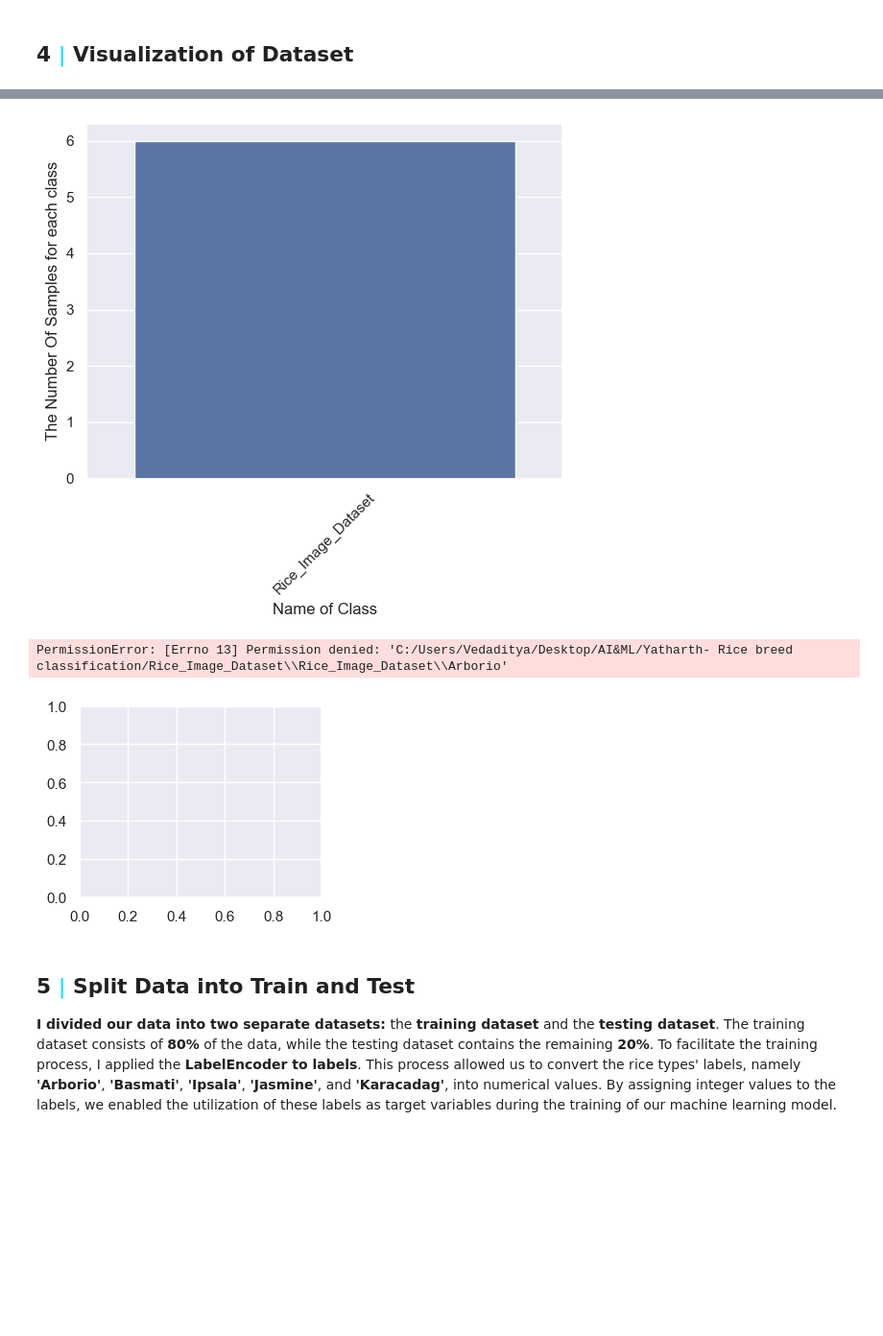
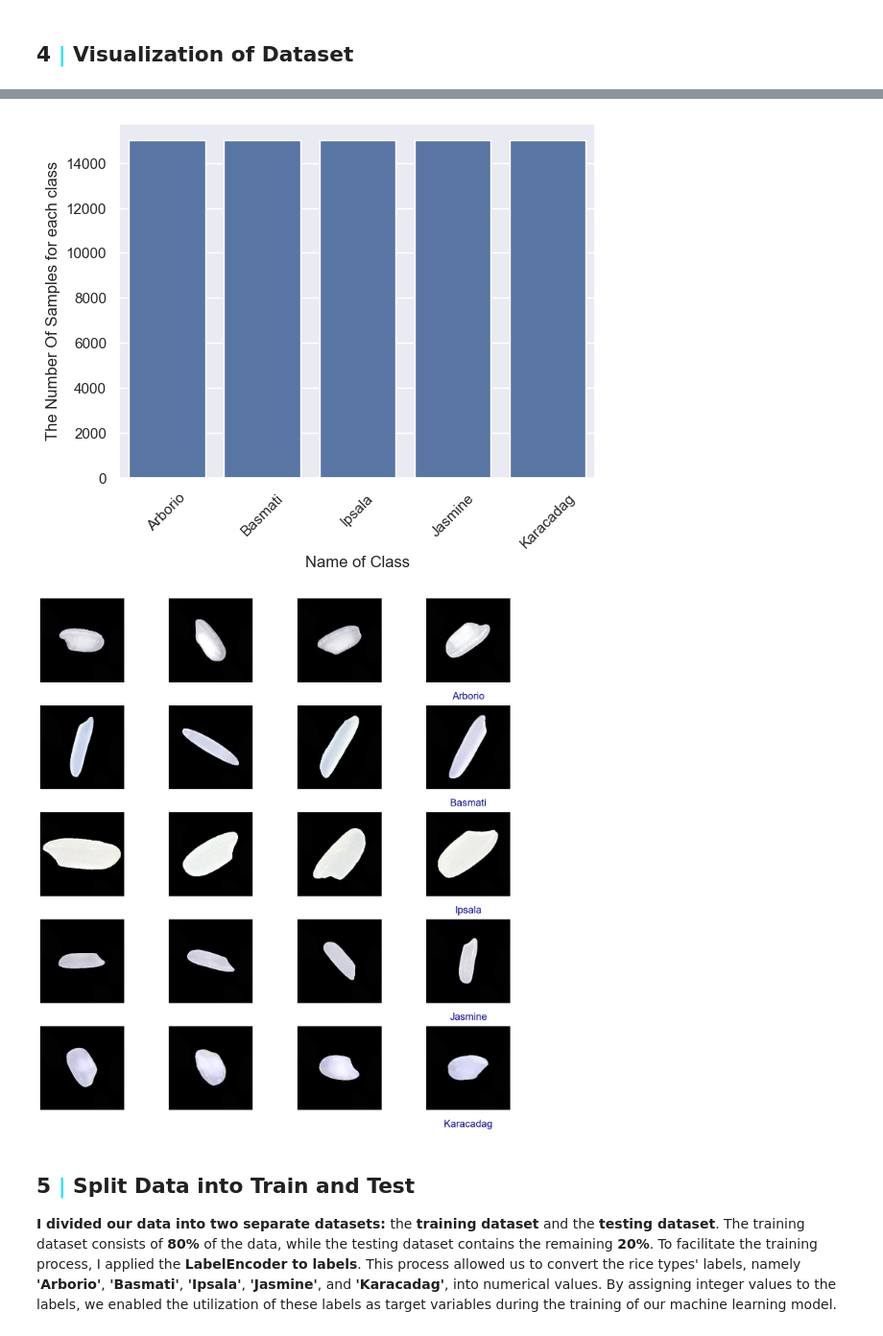
Before and after one commit to PriyanshuDND14/Yatharth, a Jupyter notebook: rice-classification-by-cnn.ipynb, the cells around one changed output, grey strips where cells are left out. Shown: that part at 96% size. Saved outputs shown, nothing was run; the diff lists cells and outputs as text; code cells hidden in the pictures; blank space fills up the shorter version.

```diff
--- a/rice-classification-by-cnn.ipynb
+++ b/rice-classification-by-cnn.ipynb
@@ -39,7 +30,7 @@ warnings.filterwarnings('ignore')
 ## <b>3 <span style='color:#2ae4f5'>|</span> Create a dataframe with the Images and Label </b>
 # %%
 # Set the path to the dataset
-dataset_path = 'C:/Users/Vedaditya/Desktop/AI&ML/Yatharth- Rice breed classification/Rice_Image_Dataset'
+dataset_path = 'C:/Users/Vedaditya/Desktop/AI&ML/Yatharth- Rice breed classification/Rice_Image_Dataset/Rice_Image_Dataset'
 
 # Initialize empty lists for storing the images and labels
 images = []
@@ -88,31 +79,34 @@ plt.xticks(rotation=45)
 # Display the plot
 plt.show()
 # %% [output]
-[figure, old version]
+[figure, new version]
 # %%
 from matplotlib.gridspec import GridSpec
+import matplotlib.pyplot as plt
+
 # Create figure and grid of subplots
 fig = plt.figure(figsize=(15, 15))
 gs = GridSpec(5, 4, figure=fig)
 
 # Loop through each unique category in the DataFrame
 for i, category in enumerate(df['label'].unique()):
     # Get the filepaths for the first four images in the category
     filepaths = df[df['label'] == category]['image'].values[:4]
 
     # Loop through the filepaths and add an image to each subplot
-    for j, filepath in enumerate(filepaths):jiv9'-ij=9'ni=89 i0*b\hy
-        ax = fig.add_subplot(gs[i, j]).lin90
-        ax.imshow(plt.imread(filepath))pbj./ljlboi./jl8hj/l8ikn0
+    for j, filepath in enumerate(filepaths):
+        ax = fig.add_subplot(gs[i, j])
+        ax.imshow(plt.imread(filepath))
         ax.axis('off')
 
-    # Add a label to the bottom of the subplot grid
-    ax.text(300, 100, category, fontsize=25, color='darkblue')
+    # Add a label below the last image of the row
+    ax.text(0.5, -0.2, category, fontsize=20, color='darkblue',
+            transform=ax.transAxes, ha='center')
 
+plt.tight_layout()
 plt.show()
 # %% [output]
-PermissionError: [Errno 13] Permission denied: 'C:/Users/Vedaditya/Desktop/AI&ML/Yatharth- Rice breed classification/Rice_Image_Dataset\\Rice_Image_Dataset\\Arborio'
-[figure, old version]
+[figure, new version]
 # %% [markdown]
 ## <b>5 <span style='color:#2ae4f5'>|</span> Split Data into Train and Test </b>
 **I divided our data into two separate datasets:** the **training dataset** and the **testing dataset**. The training dataset consists of **80%** of the data, while the testing dataset contains the remaining **20%**.
```
Also changed, not shown: parts of 8 cells of this notebook.
